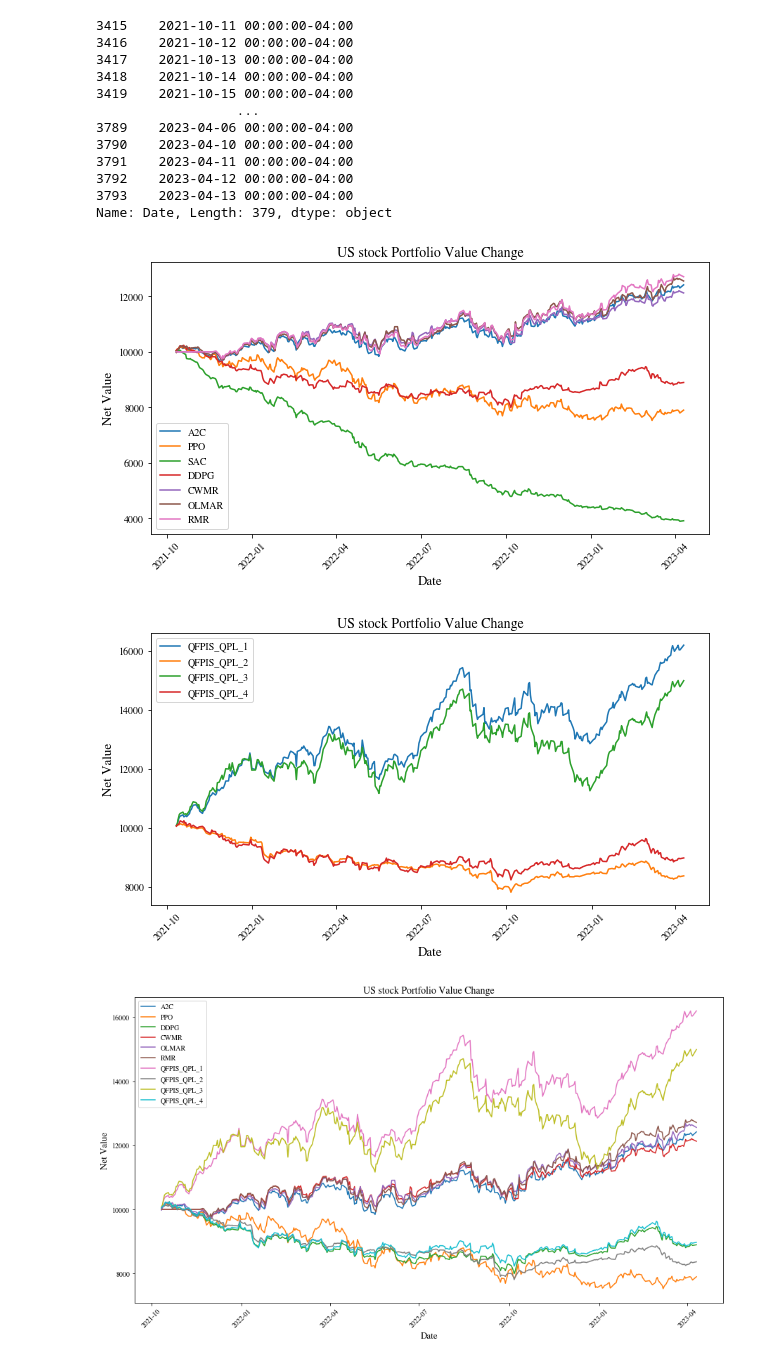
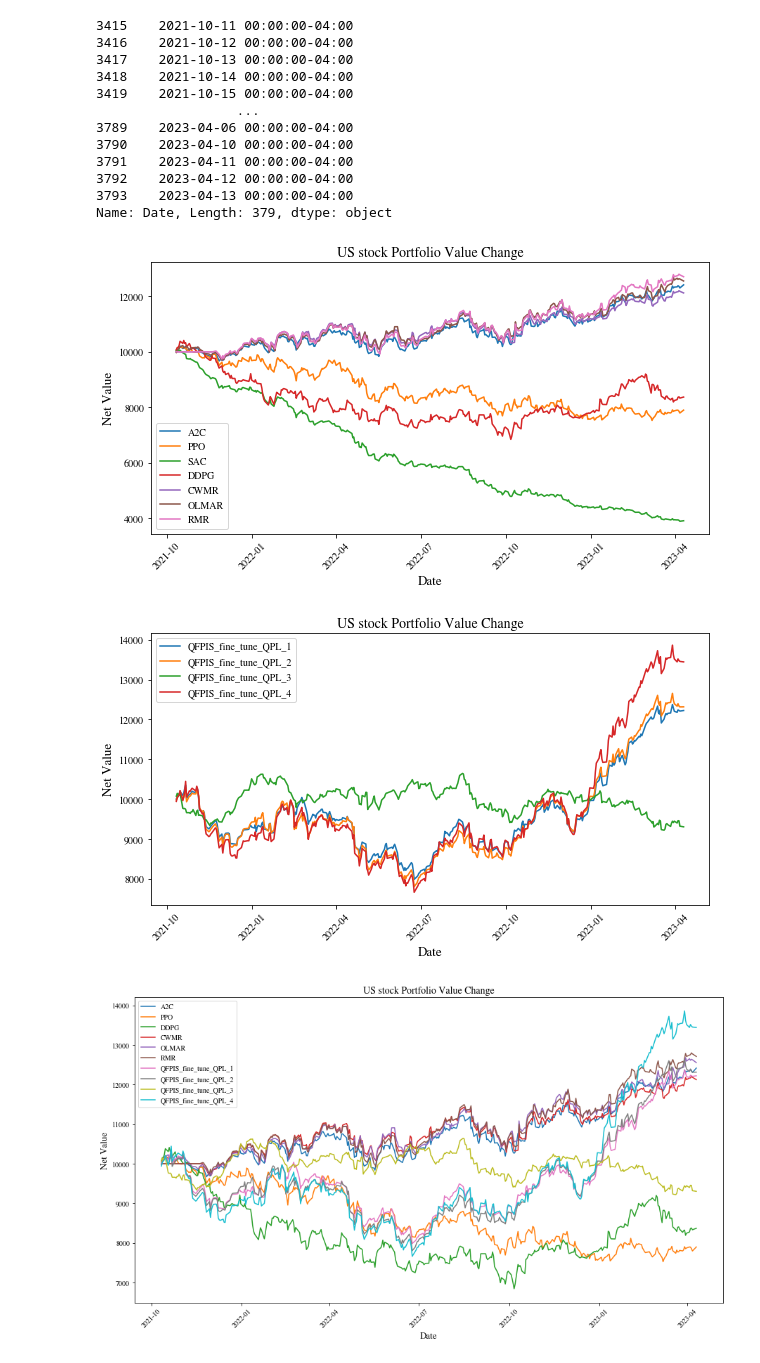
Before and after one commit to 772435284/QF-portfolio-investment-system, a Jupyter notebook: plot_backtest.ipynb, the cells around one changed output. Saved outputs shown, nothing was run; the diff lists cells and outputs as text; code cells hidden in the pictures.

```diff
--- a/plot_backtest.ipynb
+++ b/plot_backtest.ipynb
@@ -6,7 +6,7 @@ import os
 import matplotlib.dates as mdates
 # %%
 os.path.exists("backtest_result")
-save_path = 'figure/'
+save_path = 'new_figure/'
 if not os.path.exists(save_path):
     os.makedirs(save_path)
 
@@ -14,7 +14,7 @@ import matplotlib
 a = sorted([f.name for f in matplotlib.font_manager.fontManager.ttflist])
 plt.rcParams["font.family"] = 'STIXGeneral'
 # %%
-model_list = ['A2C', 'PPO', 'SAC','DDPG','CWMR','OLMAR','RMR','QFPIS']
+model_list = ['A2C', 'PPO', 'SAC','DDPG','CWMR','OLMAR','RMR','QFPIS_new']
 market_list = ['forex_data','China_stock','US_stock']
 QPL = ['QPL_1','QPL_2','QPL_3','QPL_4']
 # %%
@@ -337,5 +337,5 @@ plt.show()
 # %%
-model_list = ['A2C','DDPG','CWMR','OLMAR','RMR','QFPIS_fine_tune']
+model_list = ['A2C','DDPG','CWMR','OLMAR','RMR','QFPIS_new']
 # 设置图形大小
 plt.figure(figsize=(15, 8))
 
@@ -399,5 +399,5 @@ plt.show()
 # %%
-model_list = ['A2C', 'PPO', 'SAC','DDPG','CWMR','OLMAR','RMR','QFPIS']
+model_list = ['A2C', 'PPO', 'SAC','DDPG','CWMR','OLMAR','RMR','QFPIS_fine_tune']
 market_list = ['forex_data','China_stock','US_stock']
 QPL = ['QPL_1','QPL_2','QPL_3','QPL_4']
 # 读取CSV文件
@@ -473,7 +473,7 @@ figure_name = "us_stock_backtest_baseline.png"
 plt.savefig(os.path.join(save_path, figure_name),dpi=400,bbox_inches = 'tight')
 plt.show()
 # %% [output]
-[figure, old version]
+[figure, new version]
 # %%
 # 设置图形大小
 plt.figure(figsize=(10, 5))
@@ -518,11 +518,11 @@ figure_name = "us_stock_backtest_QFPIS.png"
 plt.savefig(os.path.join(save_path, figure_name),dpi=400,bbox_inches = 'tight')
 plt.show()
 # %% [output]
-[figure, old version]
+[figure, new version]
 # %%
 # 设置图形大小
 
-model_list = ['A2C','PPO','DDPG','CWMR','OLMAR','RMR','QFPIS']
+model_list = ['A2C','PPO','DDPG','CWMR','OLMAR','RMR','QFPIS_fine_tune']
 plt.figure(figsize=(15, 8))
 
 for i in range(len(model_list)):
@@ -554,31 +554,31 @@ for i in range(len(model_list)):
         data = pd.DataFrame({'Date': last_20_percent_dates[:-3], 'Net_Value': cr_arr})
 
         # 将日期列转换为datetime类型
         data['Date'] = pd.to_datetime(data['Date'])
 
         # 绘制净值序列图
         plt.plot(data['Date'], data['Net_Value'], label=model_list[i])  # 添加标签
 
 # 设置x轴的日期格式和间隔
 ax = plt.gca()
 ax.xaxis.set_major_locator(mdates.MonthLocator(interval=3))
 ax.xaxis.set_major_formatter(mdates.DateFormatter('%Y-%m'))
 
 # 旋转x轴标签
 plt.xticks(rotation=45)
 
 # 设置x轴和y轴的标签
 plt.xlabel('Date',fontsize=13)
 plt.ylabel('Net Value',fontsize=13)
 
 # 设置图表标题
 plt.title('US stock Portfolio Value Change',fontsize=14)
 
 # 添加图例
 plt.legend(loc="upper left")
 # 显示图形
 figure_name = "us_stock_backtest_all.png"
 plt.savefig(os.path.join(save_path, figure_name),dpi=400,bbox_inches = 'tight')
 plt.show()
 # %% [output]
-[figure, old version]
+[figure, new version]
```
Also changed, not shown: parts of 6 cells of this notebook, 11 other files.
